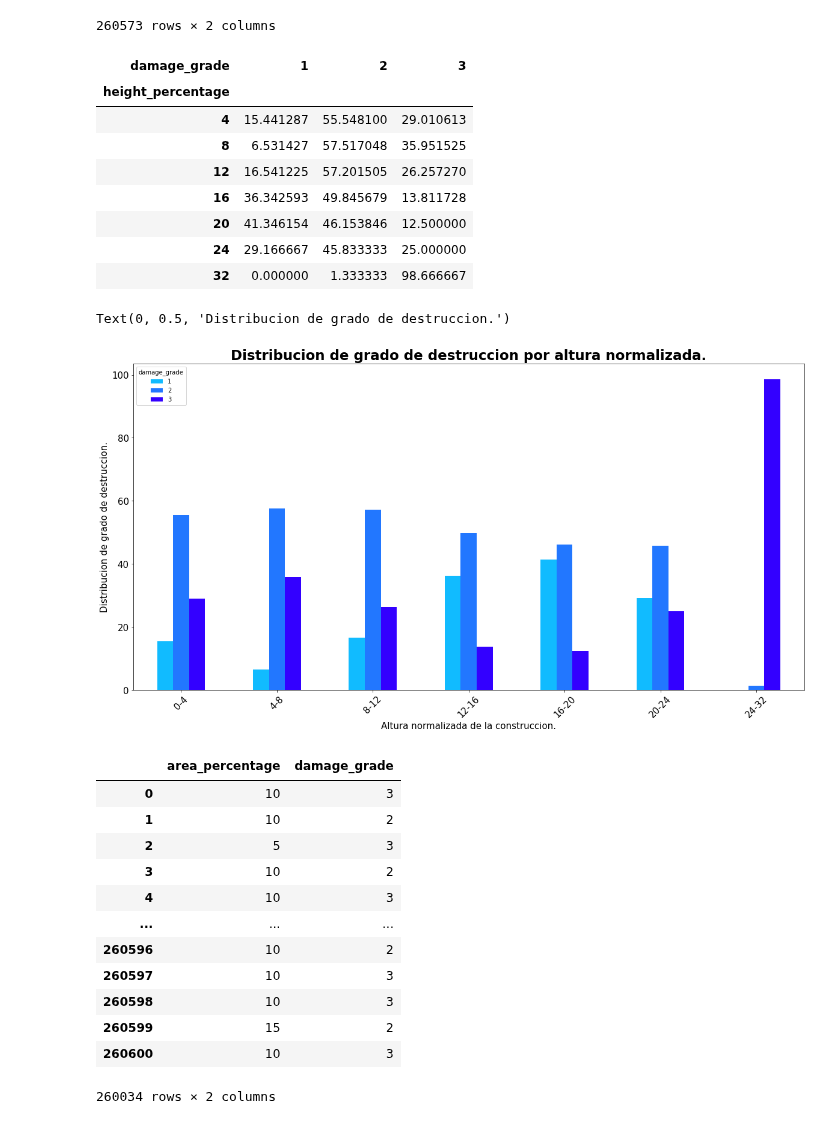
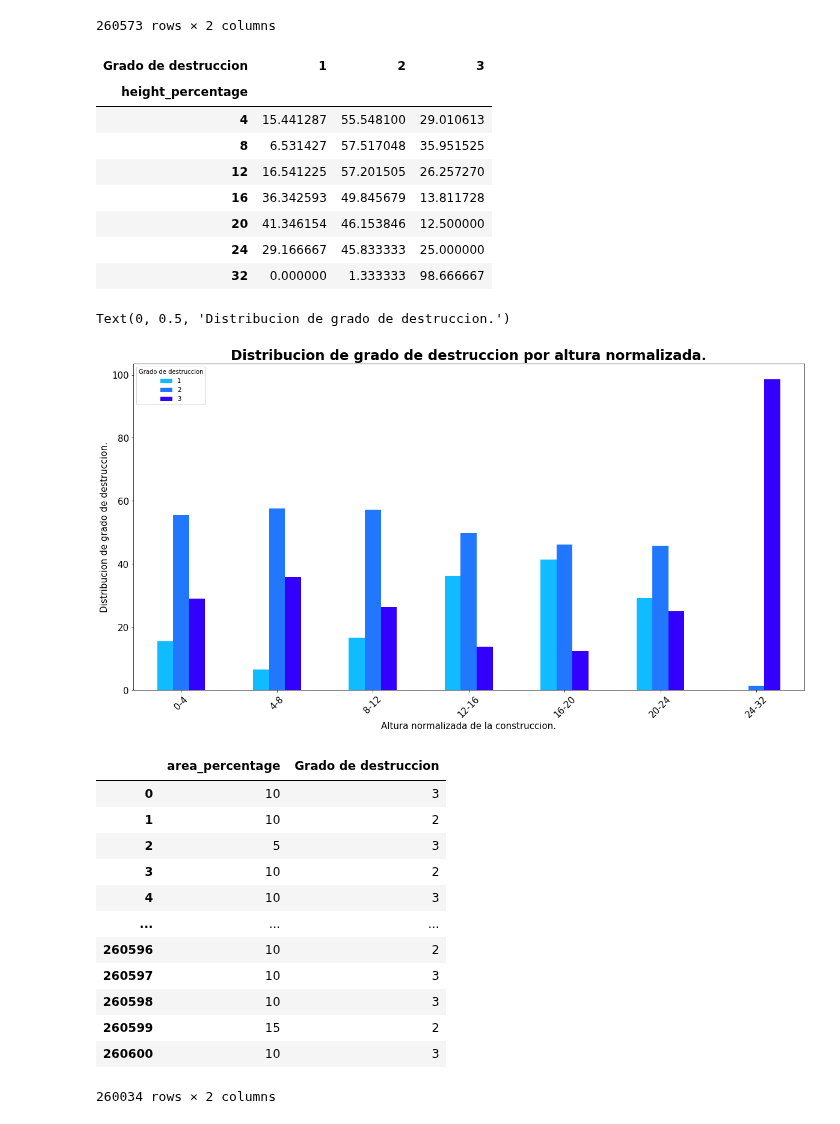
Before and after one commit to joaquinfontela/OrganizacionDeDatos-TP1, a Jupyter notebook: src/Continuous.ipynb, the cells around one changed output. Drawn from its saved outputs; the diff is of its cells as text; code cells hidden in the pictures.

Commit message:
change in-plot labels

```diff
--- a/src/Continuous.ipynb
+++ b/src/Continuous.ipynb
@@ -227,10 +227,11 @@ ages_damage
 | 260600 | 20 | 3 |
 260295 rows × 2 columns
 # %%
-ages_damage["amount_for_damage_and_age"] = ages_damage.groupby(["age", "damage_grade"])["age"]\
+ages_damage.rename(columns={'damage_grade': 'Grado de destruccion'}, inplace=True)
+ages_damage["amount_for_damage_and_age"] = ages_damage.groupby(["age", "Grado de destruccion"])["age"]\
                                                       .transform("count")
 ages_damage_pivot = ages_damage.pivot_table(index="age",\
-                                            columns="damage_grade",\
+                                            columns="Grado de destruccion",\
                                             values="amount_for_damage_and_age")
 ages_list = ages_damage_pivot.index.to_list()
 for age in ages_list:
@@ -295,24 +296,25 @@ height_damage
 | 260600 | 8 | 3 |
 260573 rows × 2 columns
 # %%
+height_damage.rename(columns={'damage_grade': 'Grado de destruccion'},inplace=True)
 height_damage["amount_for_damage_and_height"] = height_damage.groupby(["height_percentage",\
-                                                                        "damage_grade"])\
+                                                                        "Grado de destruccion"])\
                                                               ["height_percentage"].transform("count")
 height_damage_pivot = height_damage.pivot_table(index="height_percentage",\
-                                                columns="damage_grade",\
+                                                columns="Grado de destruccion",\
                                                 values="amount_for_damage_and_height")\
                                    .fillna(0)
 heights_list = height_damage_pivot.index.to_list()
 for age in heights_list:
     values = []
     for i in [1, 2, 3]:
         values.append(height_damage_pivot.loc[age, i] /  ( height_damage_pivot.loc[age, 1]
                                                          + height_damage_pivot.loc[age, 2]
                                                          + height_damage_pivot.loc[age, 3]) * 100)
     height_damage_pivot.loc[age] = values
 height_damage_pivot
 # %% [output]
-| damage_grade | 1 | 2 | 3 |
+| Grado de destruccion | 1 | 2 | 3 |
 | height_percentage |  |  |  |
 | 4 | 15.441287 | 55.548100 | 29.010613 |
 | 8 | 6.531427 | 57.517048 | 35.951525 |
@@ -338,15 +340,16 @@ plt.xlabel("Altura normalizada de la construccion.", fontsize=15)
 plt.ylabel("Distribucion de grado de destruccion.", fontsize=15)
 # %% [output]
 Text(0, 0.5, 'Distribucion de grado de destruccion.')
-[figure, old version]
+[figure, new version]
 # %%
+area_damage.rename(columns={'damage_grade': 'Grado de destruccion'},inplace=True)
 area_damage["area_percentage"] = (np.ceil(area_damage["area_percentage"] / 5) * 5).astype('int')
 area_damage["area_percentage"] = np.where(area_damage["area_percentage"] == 0,\
                                           5, area_damage["area_percentage"])
-area_damage = area_damage[["area_percentage", "damage_grade"]]
+area_damage = area_damage[["area_percentage", "Grado de destruccion"]]
 area_damage
 # %% [output]
-|  | area_percentage | damage_grade |
+|  | area_percentage | Grado de destruccion |
 | 0 | 10 | 3 |
 | 1 | 10 | 2 |
 | 2 | 5 | 3 |
```
Also changed, not shown: parts of 4 cells of this notebook, 2 other files.
